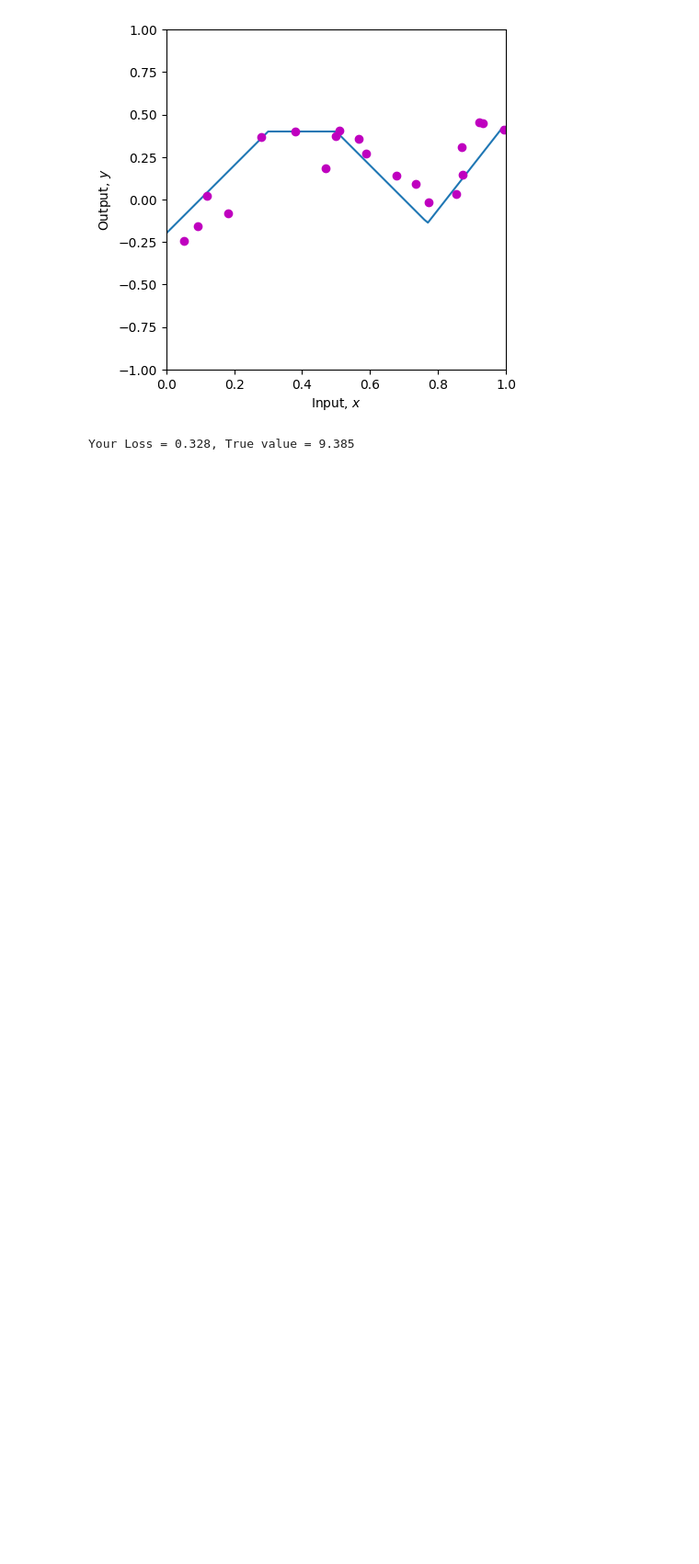
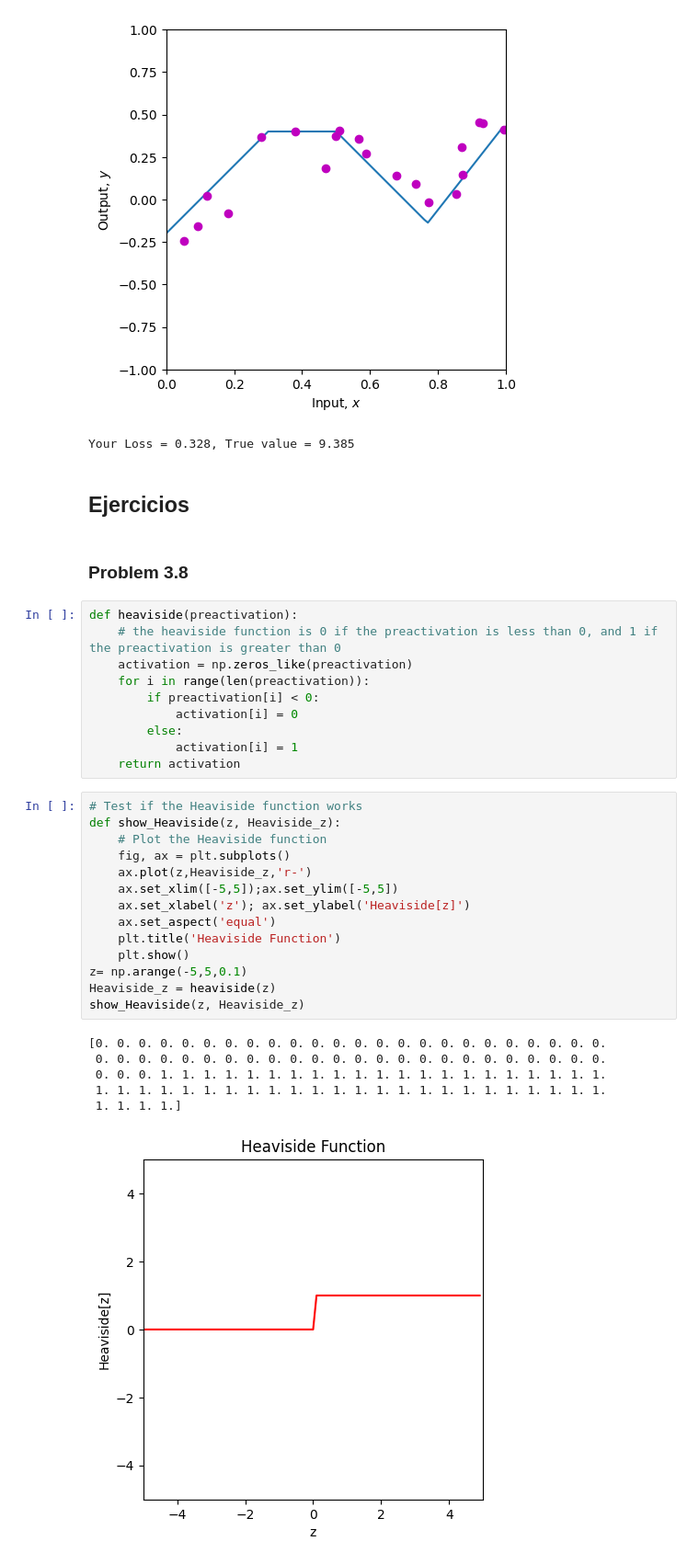
Before and after one commit to jhsilvaz13/udlbook-maa, a Jupyter notebook: Notebooks/Chap03/3_1_Shallow_Networks_I.ipynb, the cells around one changed output. Shown: that part at 92% size. Cells and saved outputs as stored; diff of their text form; blank space fills up the shorter version.

```diff
--- a/Notebooks/Chap03/3_1_Shallow_Networks_I.ipynb
+++ b/Notebooks/Chap03/3_1_Shallow_Networks_I.ipynb
@@ -296,3 +296,38 @@ Your Loss = 9.385, True value = 9.385
 [figure]
 [figure]
 Your Loss = 0.328, True value = 9.385
+# %% [markdown]
+## Ejercicios
+# %% [markdown]
+### Problem 3.8
+# %%
+def heaviside(preactivation):
+    # the heaviside function is 0 if the preactivation is less than 0, and 1 if the preactivation is greater than 0
+    activation = np.zeros_like(preactivation)
+    for i in range(len(preactivation)):
+        if preactivation[i] < 0:
+            activation[i] = 0
+        else:
+            activation[i] = 1
+    return activation
+# %%
+# Test if the Heaviside function works
+def show_Heaviside(z, Heaviside_z):
+    # Plot the Heaviside function
+    fig, ax = plt.subplots()
+    ax.plot(z,Heaviside_z,'r-')
+    ax.set_xlim([-5,5]);ax.set_ylim([-5,5])
+    ax.set_xlabel('z'); ax.set_ylabel('Heaviside[z]')
+    ax.set_aspect('equal')
+    plt.title('Heaviside Function')
+    plt.show()
+z= np.arange(-5,5,0.1)
+Heaviside_z = heaviside(z)
+show_Heaviside(z, Heaviside_z)
+# %% [output]
+[0. 0. 0. 0. 0. 0. 0. 0. 0. 0. 0. 0. 0. 0. 0. 0. 0. 0. 0. 0. 0. 0. 0. 0.
+ 0. 0. 0. 0. 0. 0. 0. 0. 0. 0. 0. 0. 0. 0. 0. 0. 0. 0. 0. 0. 0. 0. 0. 0.
+ 0. 0. 0. 1. 1. 1. 1. 1. 1. 1. 1. 1. 1. 1. 1. 1. 1. 1. 1. 1. 1. 1. 1. 1.
+ 1. 1. 1. 1. 1. 1. 1. 1. 1. 1. 1. 1. 1. 1. 1. 1. 1. 1. 1. 1. 1. 1. 1. 1.
+ 1. 1. 1. 1.]
+[figure, added]
```
Also changed, not shown: parts of 5 cells of this notebook, 3 other files.
